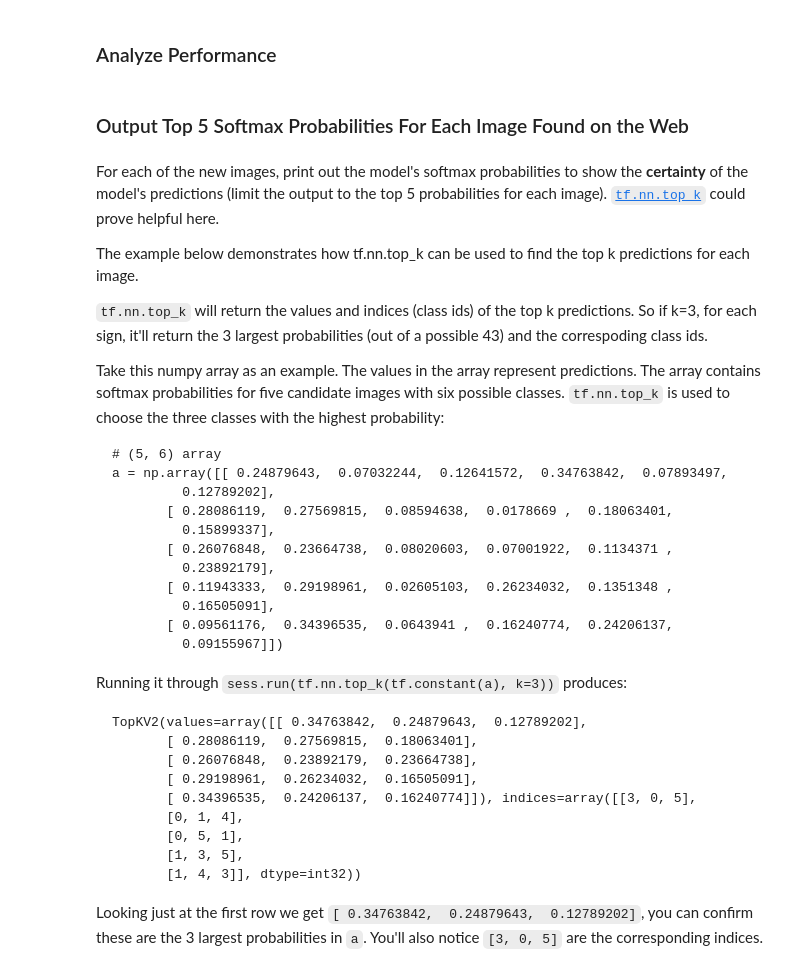
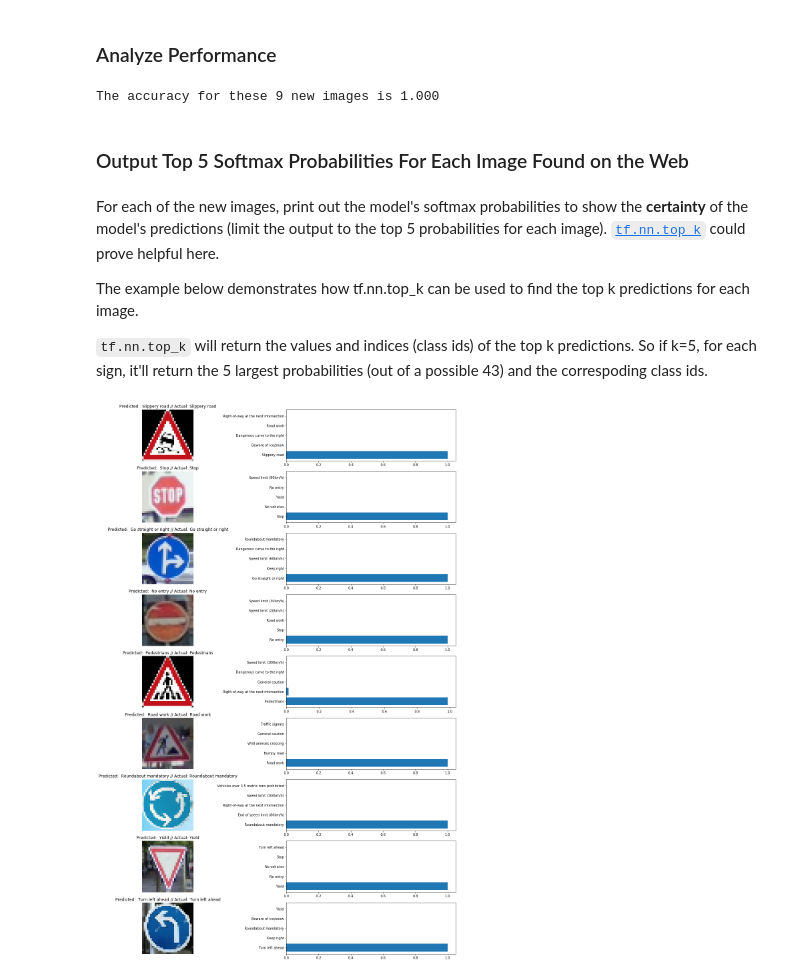
Before and after one commit to tcdoan/CarND-Traffic-Sign-Classifier-Project, a Jupyter notebook: Traffic_Sign_Classifier.ipynb, the cells around one changed output. Drawn from its saved outputs; the diff is of its cells as text; code cells hidden in the pictures.

````diff
--- a/Traffic_Sign_Classifier.ipynb
+++ b/Traffic_Sign_Classifier.ipynb
@@ -482,7 +482,7 @@ sets imply underfitting. A high accuracy on the training set but low accuracy on
 ### Train your model
 ### Print out the accuracy on the training and validation set.
 model = LeNet5()
-model.train(X_train, y_train, X_valid, y_valid, epochs = 5)
+model.train(X_train, y_train, X_valid, y_valid, epochs = 25)
 # %% [output]
 Training...
 EPOCH 1 ...
@@ -585,7 +588,6 @@ visualizeNewImages(glob.glob('newImages/*.*'))
 # %%
 ### Run the predictions here and use the model to output the prediction for each image.
 ### Make sure to pre-process the images with the same pre-processing pipeline used earlier.
-### Feel free to use as many code cells as needed.
 
 import cv2
 def resizeImages(imgFiles, newSize=(32, 32)):
@@ -599,7 +601,6 @@ def resizeImages(imgFiles, newSize=(32, 32)):
     return np.concatenate(images)
 
 newImages = resizeImages(glob.glob('newImages/*.*'))
-yhats, pred_probs, pred_classes = model.predict(newImages)
-print(yhats)
+yhats, pred_probs, pred_classes = model.predict(newImages, k =5)
 visualizeNewImages(glob.glob('newImages/*.*'), yhats, 'predictions for new images')
 # %% [output]
@@ -609,8 +609,13 @@ INFO:tensorflow:Restoring parameters from savedModel/193750a8-fe55-4f3b-bb5a-bc7
 # %% [markdown]
 ### Analyze Performance
 # %%
-### Calculate the accuracy for these 5 new images.
+### Calculate the accuracy for these 9 new images.
 ### For example, if the model predicted 1 out of 5 signs correctly, it's 20% accurate on these new images.
+
+newTestAccuracy = np.sum(yhats == trueClasses) / len(trueClasses)
+print('The accuracy for these 9 new images is {:.3f}'.format(newTestAccuracy))
+# %% [output]
+The accuracy for these 9 new images is 1.000
 # %% [markdown]
 ### Output Top 5 Softmax Probabilities For Each Image Found on the Web
 # %% [markdown]
@@ -618,36 +623,4 @@ For each of the new images, print out the model's softmax probabilities to show
 
 The example below demonstrates how tf.nn.top_k can be used to find the top k predictions for each image.
 
-`tf.nn.top_k` will return the values and indices (class ids) of the top k predictions. So if k=3, for each sign, it'll return the 3 largest probabilities (out of a possible 43) and the correspoding class ids.
-
-Take this numpy array as an example. The values in the array represent predictions. The array contains softmax probabilities for five candidate images with six possible classes. `tf.nn.top_k` is used to choose the three classes with the highest probability:
-
-```
-# (5, 6) array
-a = np.array([[ 0.24879643,  0.07032244,  0.12641572,  0.34763842,  0.07893497,
-         0.12789202],
-       [ 0.28086119,  0.27569815,  0.08594638,  0.0178669 ,  0.18063401,
-         0.15899337],
-       [ 0.26076848,  0.23664738,  0.08020603,  0.07001922,  0.1134371 ,
-         0.23892179],
-       [ 0.11943333,  0.29198961,  0.02605103,  0.26234032,  0.1351348 ,
-         0.16505091],
-       [ 0.09561176,  0.34396535,  0.0643941 ,  0.16240774,  0.24206137,
-         0.09155967]])
-```
-
-Running it through `sess.run(tf.nn.top_k(tf.constant(a), k=3))` produces:
-
-```
-TopKV2(values=array([[ 0.34763842,  0.24879643,  0.12789202],
-       [ 0.28086119,  0.27569815,  0.18063401],
-       [ 0.26076848,  0.23892179,  0.23664738],
-       [ 0.29198961,  0.26234032,  0.16505091],
-       [ 0.34396535,  0.24206137,  0.16240774]]), indices=array([[3, 0, 5],
-       [0, 1, 4],
-       [0, 5, 1],
-       [1, 3, 5],
-       [1, 4, 3]], dtype=int32))
-```
-
-Looking just at the first row we get `[ 0.34763842,  0.24879643,  0.12789202]`, you can confirm these are the 3 largest probabilities in `a`. You'll also notice `[3, 0, 5]` are the corresponding indices.
+`tf.nn.top_k` will return the values and indices (class ids) of the top k predictions. So if k=5, for each sign, it'll return the 5 largest probabilities (out of a possible 43) and the correspoding class ids.
@@ -656,0 +627,21 @@ Looking just at the first row we get `[ 0.34763842,  0.24879643,  0.12789202]`,
+# %%
+### Print out the top five softmax probabilities for the predictions on the German traffic sign images found on the web.
+
+def visualizeSoftmaxProbabilities(xs, yhats, ys, pred_classes, probs, figSize=(20, 30)):
+    plt.figure(figsize=figSize)
+    for i in range(len(xs)):
+        actualId    = ys[i]
+        predictedId = yhats[i]
+        plt.subplot(len(xs), 2, 2*i+1)
+        plt.imshow(xs[i])
+        plt.title("Predicted:  {} // Actual: {}".format(signDict[predictedId], signDict[actualId]))
+        plt.axis('off')
+        plt.subplot(len(xs), 2, 2*i+2)
+        plt.barh(np.arange(1, 6, 1), probs[i, :])
+        labels = [signDict[k] for k in pred_classes[i]]
+        plt.yticks(np.arange(1, 6, 1), labels)
+    plt.show()
+
+visualizeSoftmaxProbabilities(newImages, yhats, trueClasses, pred_classes, pred_probs)
+# %% [output]
+[figure, added]
````
Also changed, not shown: parts of 11 cells of this notebook, 7 other files.
